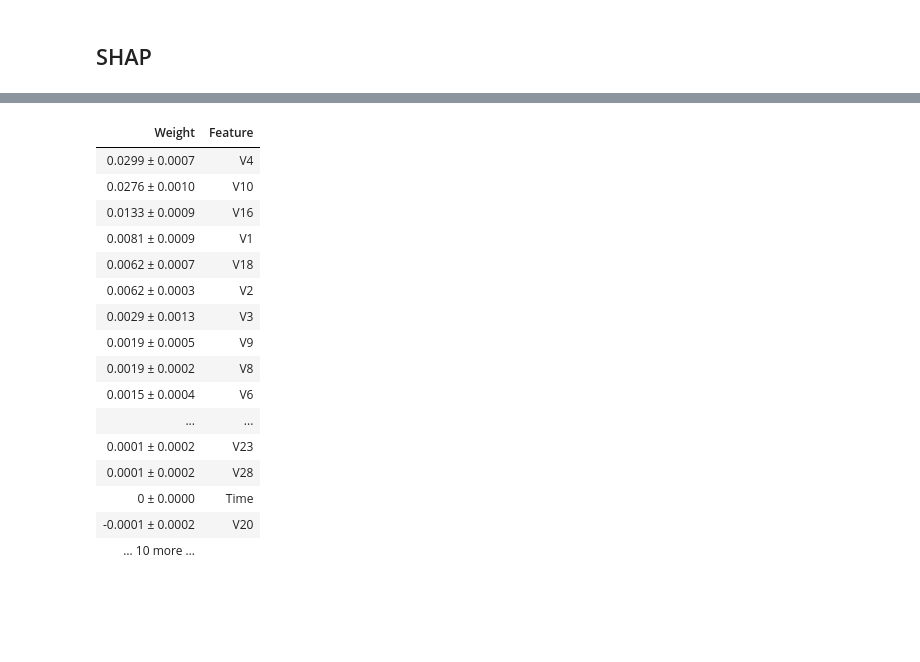
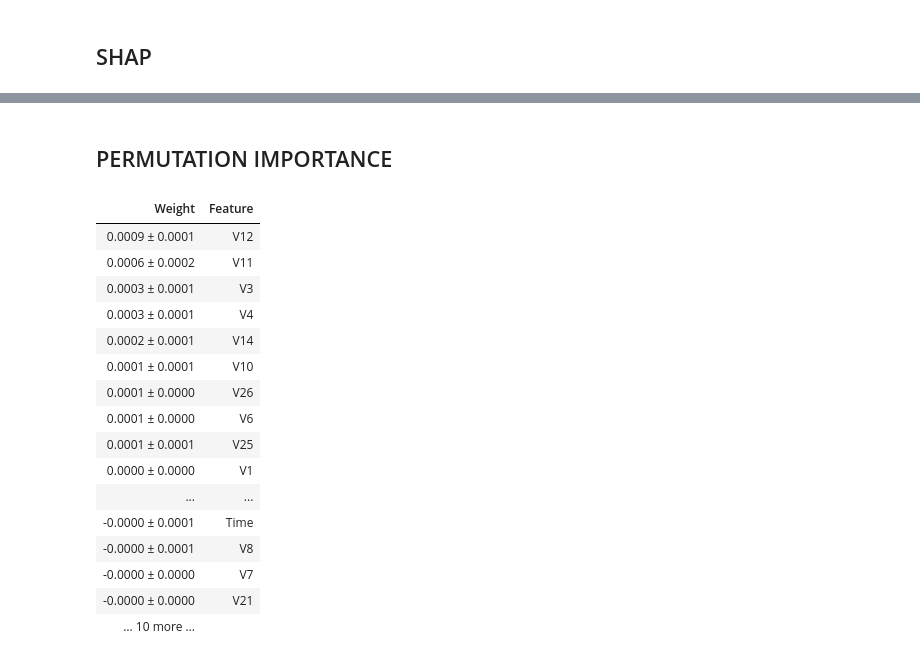
Before and after one commit to gchristodo/Advanced_ML, a Jupyter notebook: explainable_ML.ipynb, the cells around one changed output, grey strips where cells are left out. Drawn from its saved outputs; the diff is of its cells as text; code cells hidden in the pictures; blank space fills up the shorter version.

```diff
--- a/explainable_ML.ipynb
+++ b/explainable_ML.ipynb
@@ -57,4 +61,4 @@ for train_index, test_index in split.split(X, y):
 # %%
-smote = SMOTE(random_state=0)
-x_train, y_train = smote.fit_resample(x_train, y_train)
+# smote = SMOTE(random_state=0)
+# x_train, y_train = smote.fit_resample(x_train, y_train)
 # %%
@@ -197,2 +208,4 @@ Test AUC: 0.9364043206170749
 # %%
 features = [col for col in data.columns if col!='Class']
+# %%
+pipeline = pickle.load(open("Models/class_imbalance_SMOTE.pkl", "rb" ))
@@ -199,3 +220,5 @@ features = [col for col in data.columns if col!='Class']
+# %%
+best_rfc = pipeline[2]
 # %%
 importances = best_rfc.feature_importances_
 # %%
@@ -278,24 +317,26 @@ ValueError: Must pass 2-d input. shape=(2, 1, 30)
+# %% [markdown]
+## PERMUTATION IMPORTANCE
 # %%
 import eli5
 from eli5.sklearn import PermutationImportance
 # %%
-perm = PermutationImportance(best_rfc, random_state=1).fit(x_test, y_test)
+perm = PermutationImportance(best_rfc, random_state=1).fit(x_test_scaled, y_test)
 eli5.show_weights(perm, feature_names = columns)
 # %% [output]
 | Weight | Feature |
-| 0.0299 ± 0.0007 | V4 |
-| 0.0276 ± 0.0010 | V10 |
-| 0.0133 ± 0.0009 | V16 |
-| 0.0081 ± 0.0009 | V1 |
-| 0.0062 ± 0.0007 | V18 |
-| 0.0062 ± 0.0003 | V2 |
-| 0.0029 ± 0.0013 | V3 |
-| 0.0019 ± 0.0005 | V9 |
-| 0.0019 ± 0.0002 | V8 |
-| 0.0015 ± 0.0004 | V6 |
+| 0.0009 ± 0.0001 | V12 |
+| 0.0006 ± 0.0002 | V11 |
+| 0.0003 ± 0.0001 | V3 |
+| 0.0003 ± 0.0001 | V4 |
+| 0.0002 ± 0.0001 | V14 |
+| 0.0001 ± 0.0001 | V10 |
+| 0.0001 ± 0.0000 | V26 |
+| 0.0001 ± 0.0000 | V6 |
+| 0.0001 ± 0.0001 | V25 |
+| 0.0000 ± 0.0000 | V1 |
 | ... | ... |
-| 0.0001 ± 0.0002 | V23 |
-| 0.0001 ± 0.0002 | V28 |
-| 0 ± 0.0000 | Time |
-| -0.0001 ± 0.0002 | V20 |
+| -0.0000 ± 0.0001 | Time |
+| -0.0000 ± 0.0001 | V8 |
+| -0.0000 ± 0.0000 | V7 |
+| -0.0000 ± 0.0000 | V21 |
 | … 10 more … |  |
```
Also changed, not shown: parts of 30 cells of this notebook.
